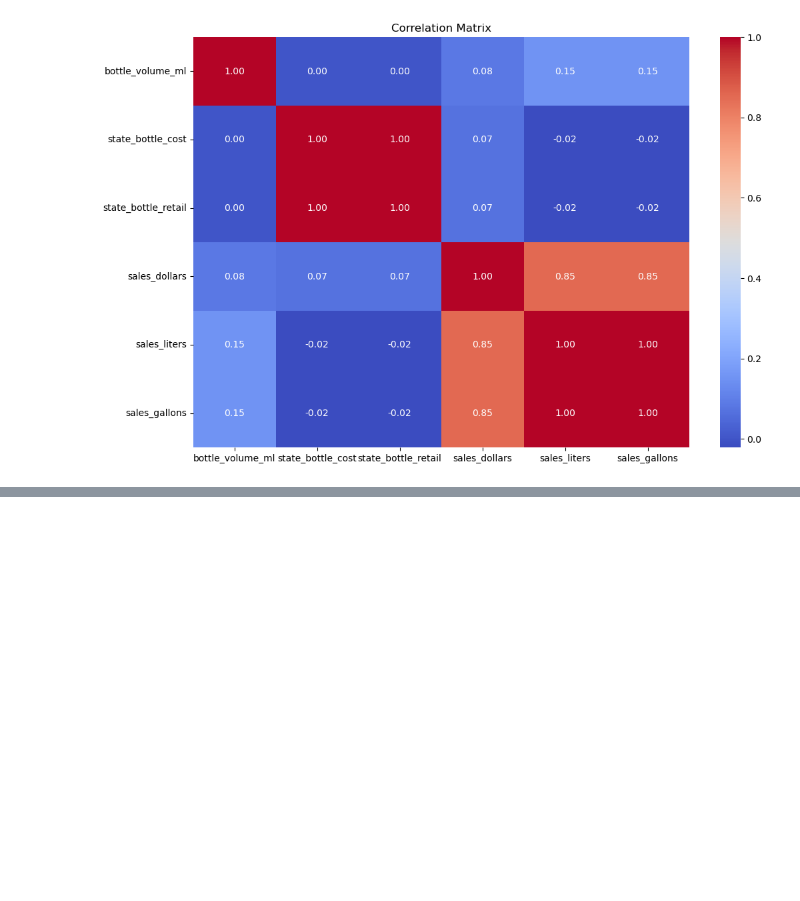
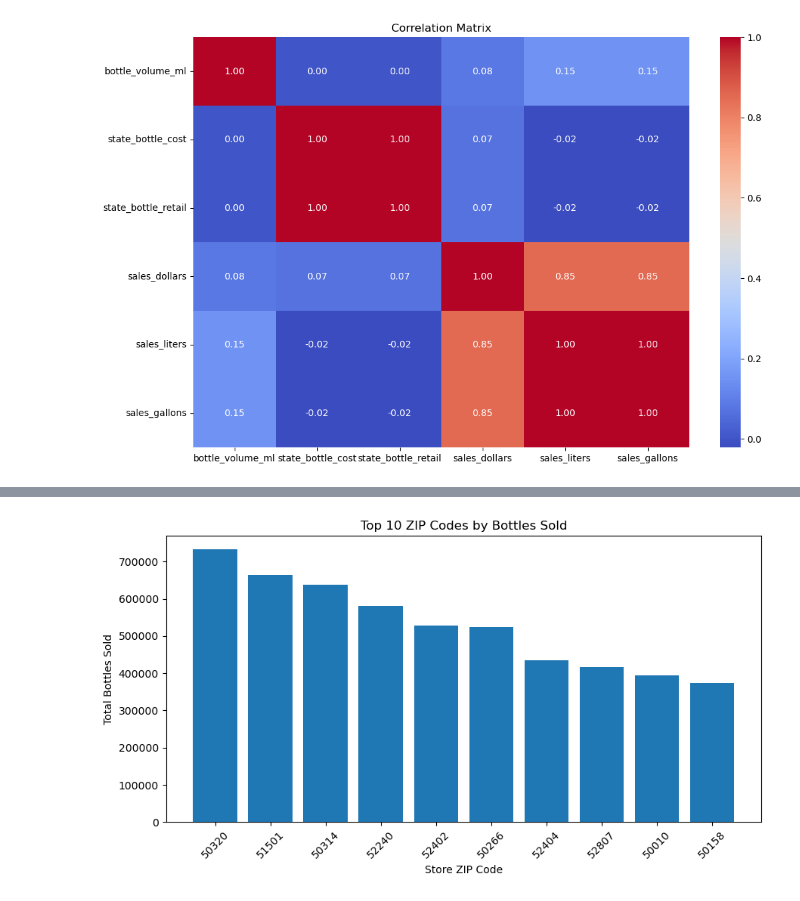
Before and after one commit to otishunt/data4401-joe, a Jupyter notebook: eda.ipynb, the cells around one changed output, grey strips where cells are left out. Saved outputs shown, nothing was run; the diff lists cells and outputs as text; code cells hidden in the pictures; blank space fills up the shorter version.

```diff
--- a/eda.ipynb
+++ b/eda.ipynb
@@ -141,0 +157,14 @@ KeyError: 'sale_dollars'
+# %%
+zip_sales = con.execute("""
+    SELECT
+        store_zip_code,
+        SUM(CAST(sales_bottles AS INTEGER)) AS total_bottles,
+        SUM(sales_dollars) AS total_sales,
+        COUNT(DISTINCT store_no) AS num_stores
+    FROM 'liquor.parquet'
+    WHERE store_zip_code IS NOT NULL
+    GROUP BY store_zip_code
+    ORDER BY total_bottles DESC
+""").df()
+
+zip_sales.head(10)
@@ -141,0 +183,19 @@ KeyError: 'sale_dollars'
+# %%
+top_zips = zip_sales.head(10)
+
+plt.figure(figsize=(9, 5))
+
+plt.bar(
+    top_zips["store_zip_code"].astype(str),
+    top_zips["total_bottles"]
+)
+
+plt.xlabel("Store ZIP Code")
+plt.ylabel("Total Bottles Sold")
+plt.title("Top 10 ZIP Codes by Bottles Sold")
+
+plt.xticks(rotation=45)
+plt.tight_layout()
+plt.show()
+# %% [output]
+[figure, added]
```
Also changed, not shown: parts of 18 cells of this notebook.
